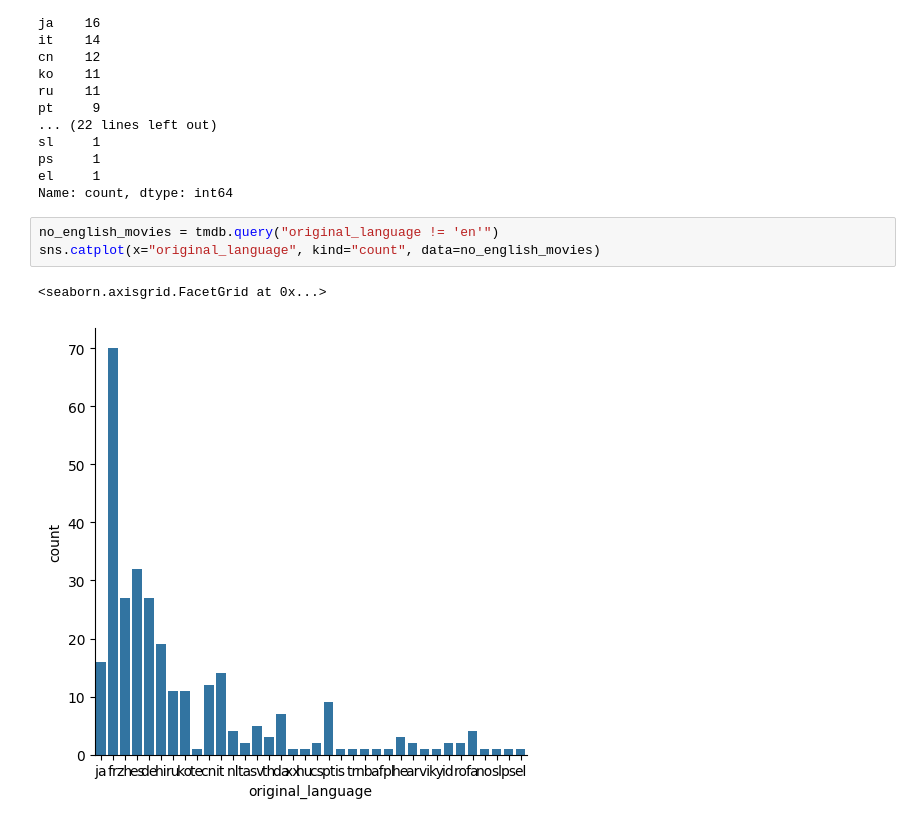
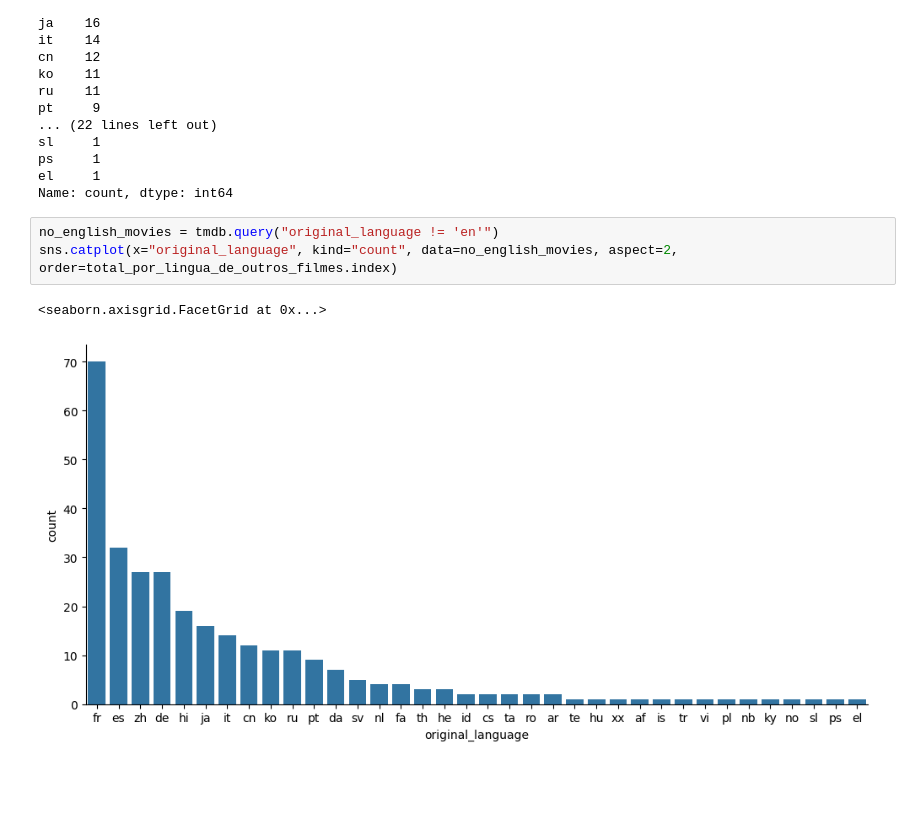
Before and after one commit to devnicolecabral/introducao-datascience, a Jupyter notebook: main.ipynb, the cells around one changed output. Cells and saved outputs as stored; diff of their text form; blank space fills up the shorter version.

```diff
--- a/main.ipynb
+++ b/main.ipynb
@@ -295,7 +295,7 @@ el     1
 Name: count, dtype: int64
 # %%
 no_english_movies = tmdb.query("original_language != 'en'")
-sns.catplot(x="original_language", kind="count", data=no_english_movies)
+sns.catplot(x="original_language", kind="count", data=no_english_movies, aspect=2, order=total_por_lingua_de_outros_filmes.index)
 # %% [output]
 <seaborn.axisgrid.FacetGrid at 0x...>
-[figure, old version]
+[figure, new version]
```
Also changed, not shown: parts of 1 cell of this notebook.
